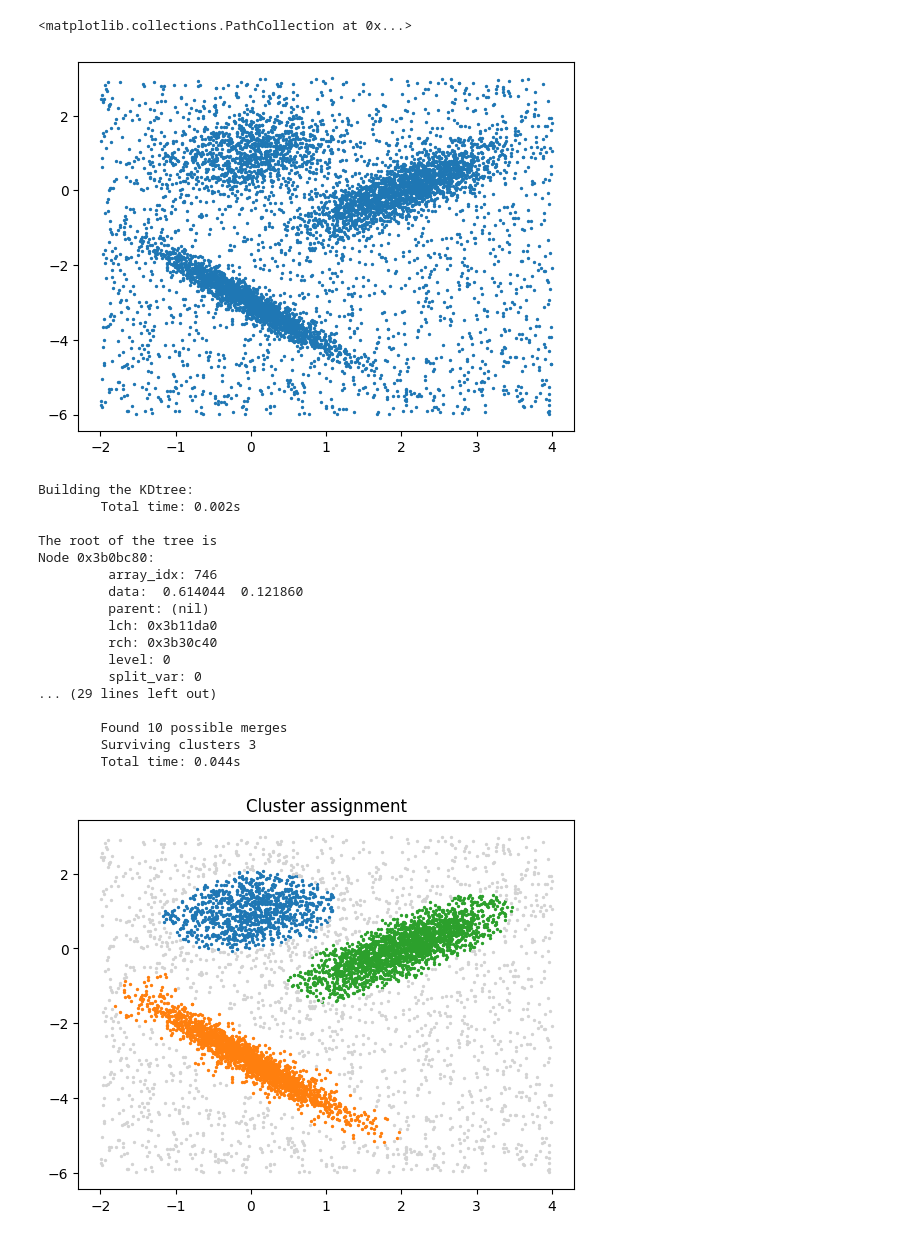
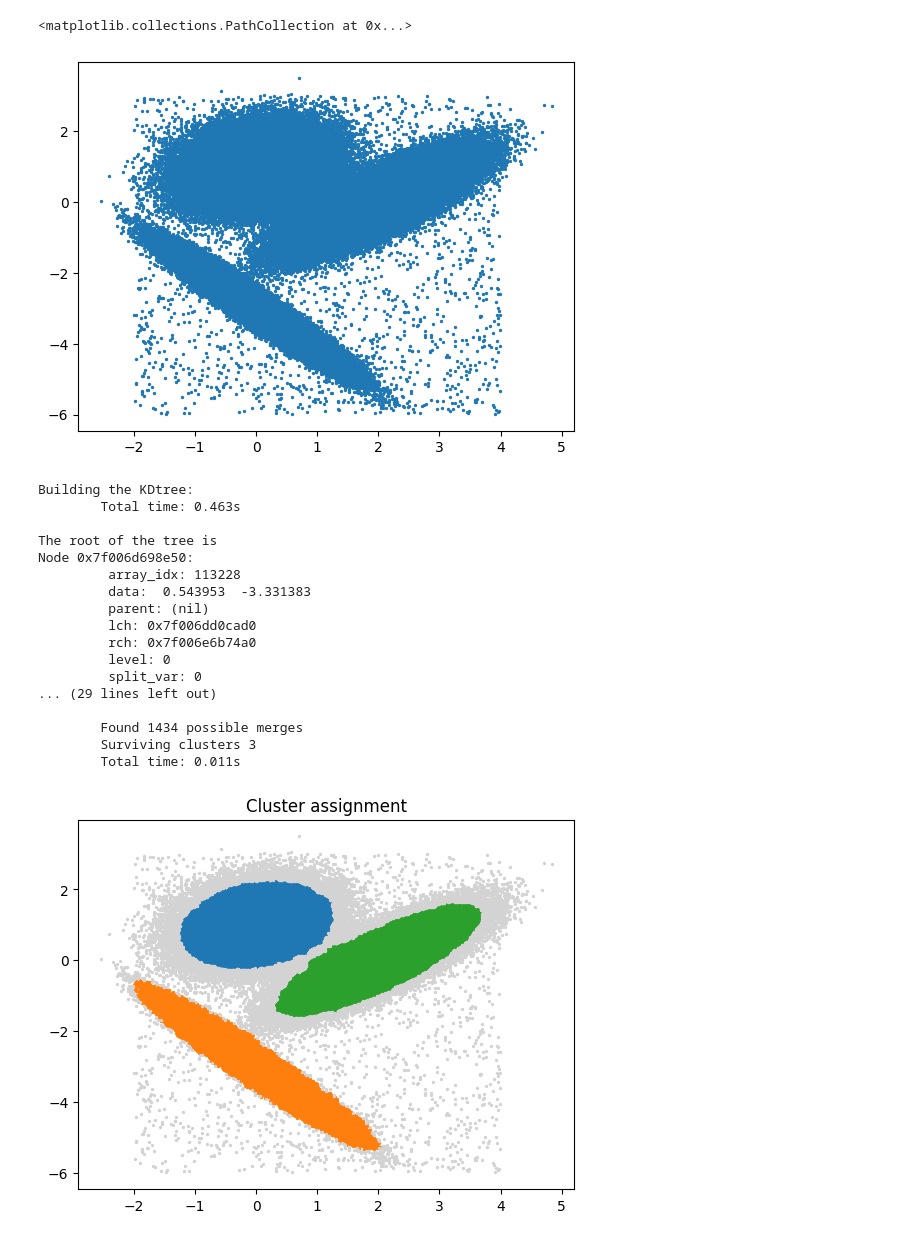
Before and after one commit to lykos98/dadaC, a Jupyter notebook: demo.ipynb, the cells around one changed output. Cells and saved outputs as stored; diff of their text form; code cells hidden in the pictures.

```diff
--- a/demo.ipynb
+++ b/demo.ipynb
@@ -3,41 +3,41 @@ from dadaC import *
 import matplotlib.pyplot as plt
 import numpy as np
 # %%
-n = 1000
+n = 100000
 d1 = np.random.multivariate_normal([0,1],cov = 0.3*np.array([[1,0.2],[0.2,1]]), size = n)
 d2 = np.random.multivariate_normal([0,-3],cov = 0.5*np.array([[0.7,-0.8],[-0.8,1]]), size = n*2)
 d3 = np.random.multivariate_normal([2,0],cov = 0.4*np.array([[1,0.75],[0.75,0.9]]), size = n*2)
-d4 = np.array([np.random.uniform(-2,4,n*2), np.random.uniform(-6,3,n*2)]).T
+d4 = np.array([np.random.uniform(-2,4,2000), np.random.uniform(-6,3,2000)]).T
 
 d = np.concatenate([d1,d2,d3,d4])
 plt.scatter(d[:,0], d[:,1], s = 2)
 # %% [output]
 <matplotlib.collections.PathCollection at 0x...>
-[figure, old version]
+[figure, new version]
 # %%
 data = Data(d)
 data.computeNeighbors(200)
 data.computeIDtwoNN()
 data.computeDensity()
-data.computeClusteringADP(Z = 2)
+data.computeClusteringADP(Z = 3)
 # %% [output]
 Building the KDtree:
-        Total time: 0.002s
+        Total time: 0.463s
 
 The root of the tree is
-Node 0x3b0bc80:
-         array_idx: 746
-         data:  0.614044  0.121860
+Node 0x7f006d698e50:
+         array_idx: 113228
+         data:  0.543953  -3.331383
          parent: (nil)
-         lch: 0x3b11da0
-         rch: 0x3b30c40
+         lch: 0x7f006dd0cad0
+         rch: 0x7f006e6b74a0
          level: 0
          split_var: 0
 ... (29 lines left out)
 
-        Found 10 possible merges
+        Found 1434 possible merges
         Surviving clusters 3
-        Total time: 0.044s
+        Total time: 0.011s
 # %%
 clusterLabels = data.getClusterAssignment()
 
@@ -52,7 +52,7 @@ plt.title("Cluster assignment")
 plt.show()
 #plt.legend()
 # %% [output]
-[figure, old version]
+[figure, new version]
 # %%
 density = data.getDensity()
 plt.scatter(data.data[:,0],data.data[:,1], s = 2, c = density)
```
Also changed, not shown: parts of 10 cells of this notebook, 15 other files.
